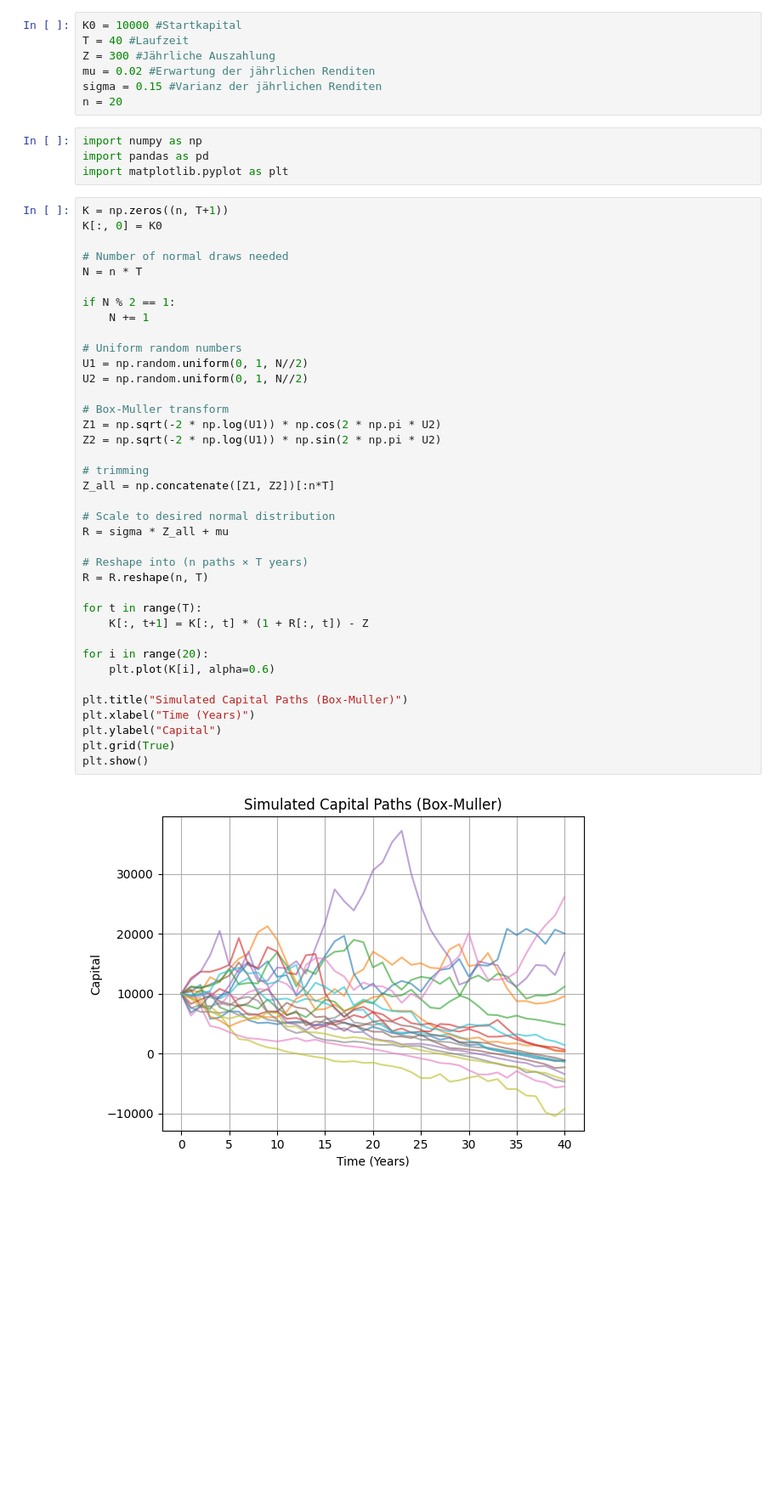
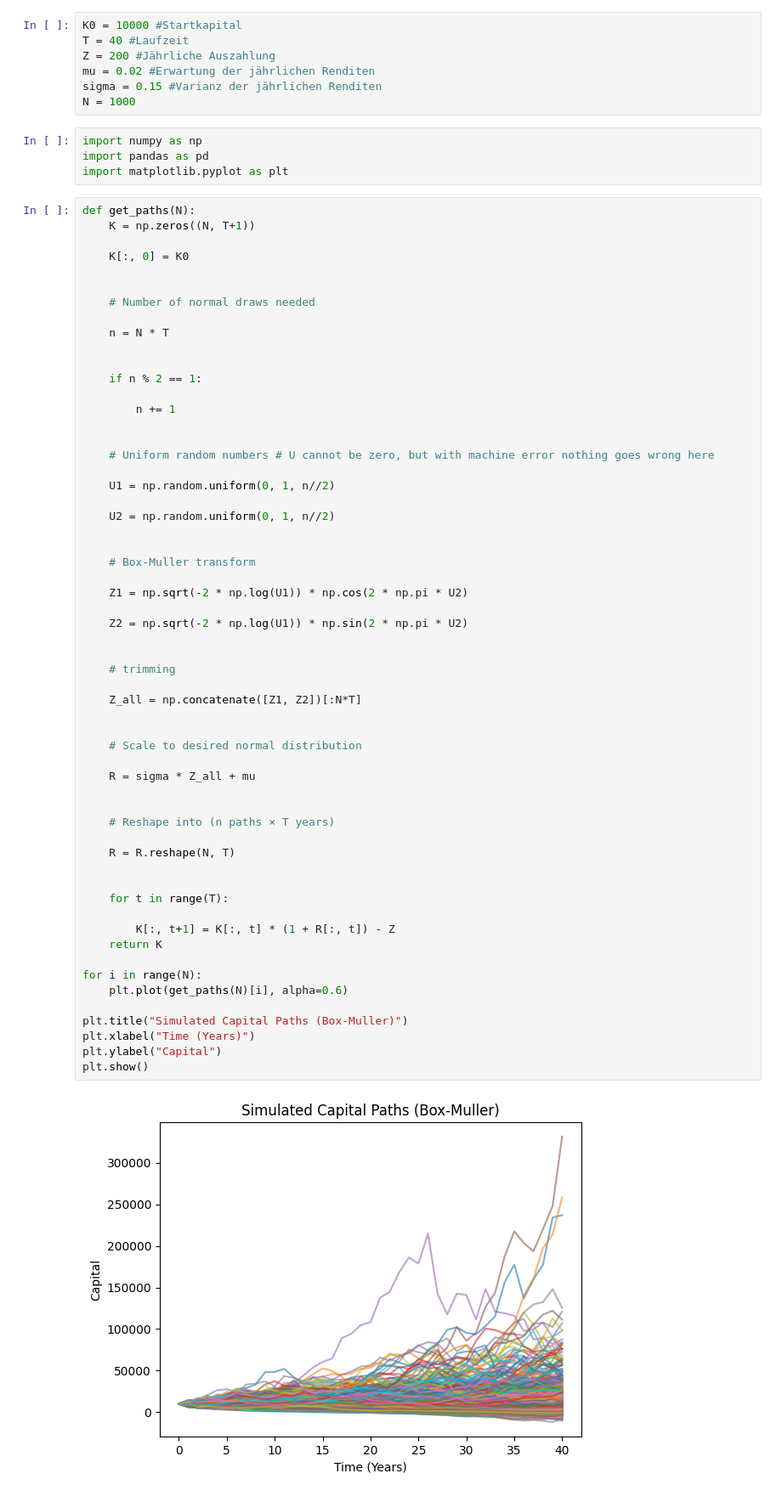
Before and after one commit to tim901225pn-ui/ConteCarlo, a Jupyter notebook: Untitled-1.ipynb, the cells around one changed output. Shown at 85% size. Cells and saved outputs as stored; diff of their text form; blank space fills up the shorter version.

```diff
--- a/Untitled-1.ipynb
+++ b/Untitled-1.ipynb
@@ -1,51 +1,71 @@
 # %%
 K0 = 10000 #Startkapital
 T = 40 #Laufzeit
-Z = 300 #Jährliche Auszahlung
+Z = 200 #Jährliche Auszahlung
 mu = 0.02 #Erwartung der jährlichen Renditen
 sigma = 0.15 #Varianz der jährlichen Renditen
-n = 20
+N = 1000
 # %%
 import numpy as np
 import pandas as pd
 import matplotlib.pyplot as plt
 # %%
-K = np.zeros((n, T+1))
-K[:, 0] = K0
+def get_paths(N):
+    K = np.zeros((N, T+1))
 
-# Number of normal draws needed
-N = n * T
+    K[:, 0] = K0
 
-if N % 2 == 1:
-    N += 1
 
-# Uniform random numbers
-U1 = np.random.uniform(0, 1, N//2)
-U2 = np.random.uniform(0, 1, N//2)
+    # Number of normal draws needed
 
-# Box-Muller transform
-Z1 = np.sqrt(-2 * np.log(U1)) * np.cos(2 * np.pi * U2)
-Z2 = np.sqrt(-2 * np.log(U1)) * np.sin(2 * np.pi * U2)
+    n = N * T
 
-# trimming
-Z_all = np.concatenate([Z1, Z2])[:n*T]
 
-# Scale to desired normal distribution
-R = sigma * Z_all + mu
+    if n % 2 == 1:
 
-# Reshape into (n paths × T years)
-R = R.reshape(n, T)
+        n += 1
 
-for t in range(T):
-    K[:, t+1] = K[:, t] * (1 + R[:, t]) - Z
 
-for i in range(20):
-    plt.plot(K[i], alpha=0.6)
+    # Uniform random numbers # U cannot be zero, but with machine error nothing goes wrong here
+
+    U1 = np.random.uniform(0, 1, n//2)
+
+    U2 = np.random.uniform(0, 1, n//2)
+
+
+    # Box-Muller transform
+
+    Z1 = np.sqrt(-2 * np.log(U1)) * np.cos(2 * np.pi * U2)
+
+    Z2 = np.sqrt(-2 * np.log(U1)) * np.sin(2 * np.pi * U2)
+
+
+    # trimming
+
+    Z_all = np.concatenate([Z1, Z2])[:N*T]
+
+
+    # Scale to desired normal distribution
+
+    R = sigma * Z_all + mu
+
+
+    # Reshape into (n paths × T years)
+
+    R = R.reshape(N, T)
+
+
+    for t in range(T):
+
+        K[:, t+1] = K[:, t] * (1 + R[:, t]) - Z
+    return K
+
+for i in range(N):
+    plt.plot(get_paths(N)[i], alpha=0.6)
 
 plt.title("Simulated Capital Paths (Box-Muller)")
 plt.xlabel("Time (Years)")
 plt.ylabel("Capital")
-plt.grid(True)
 plt.show()
 # %% [output]
-[figure, old version]
+[figure, new version]
```
Also changed, not shown: parts of 1 cell of this notebook.
